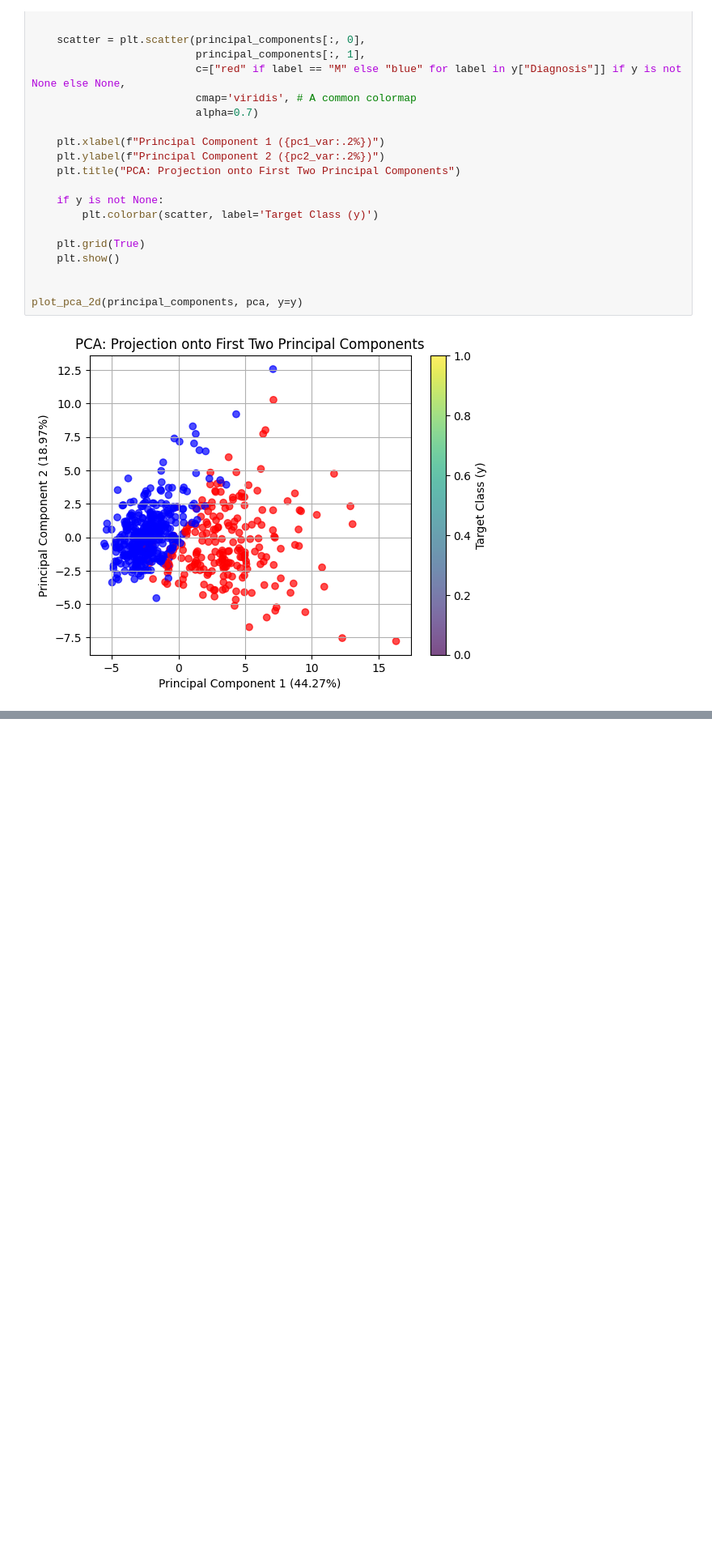
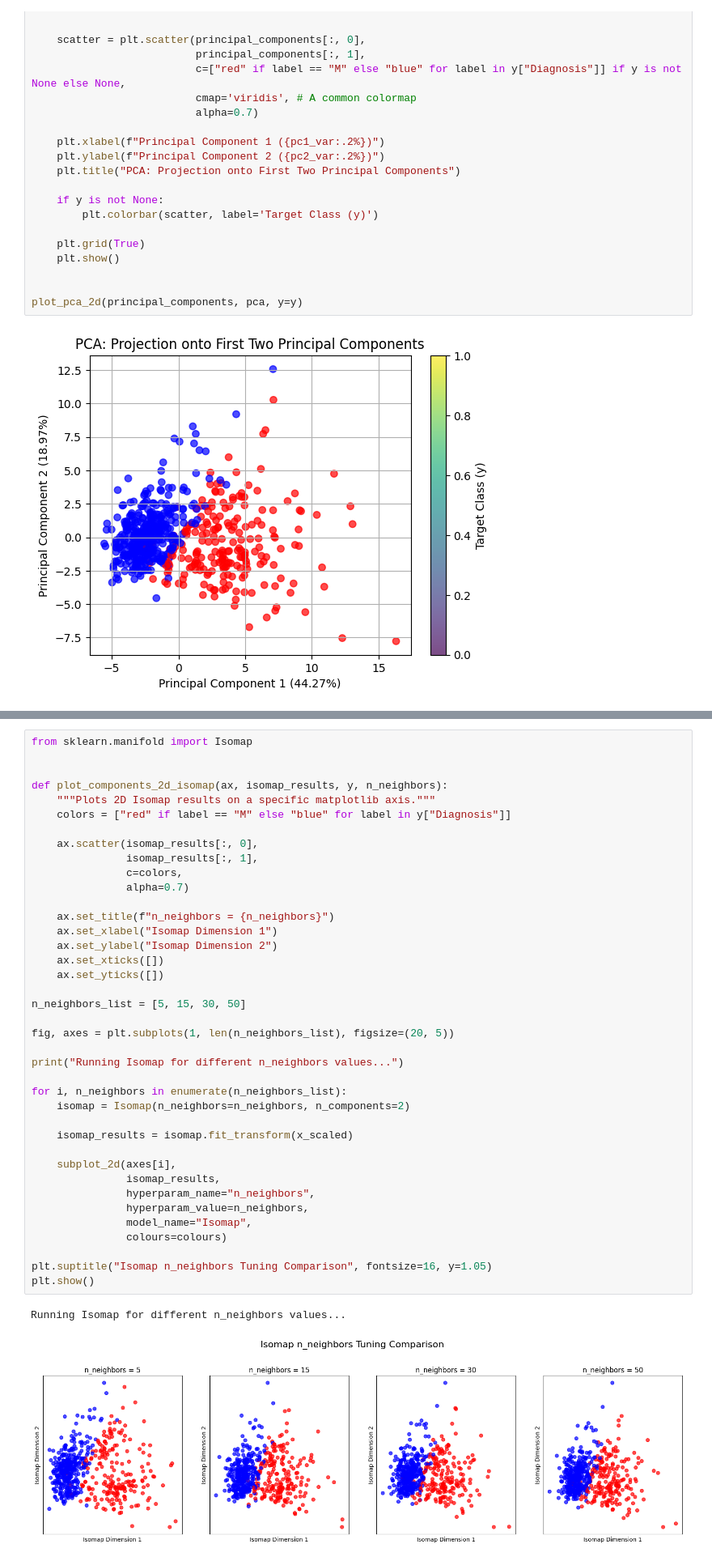
Before and after one commit to m6keller/syde-572-final-project, a Jupyter notebook: eda.ipynb, the cells around one changed output, grey strips where cells are left out. Shown at 81% size. Drawn from its saved outputs; the diff is of its cells as text; blank space fills up the shorter version.

```diff
--- a/eda.ipynb
+++ b/eda.ipynb
@@ -261,0 +360,42 @@ Text(0.5, 0.92, '3D t-SNE Projection')
+# %%
+from sklearn.manifold import Isomap
+
+
+def plot_components_2d_isomap(ax, isomap_results, y, n_neighbors):
+    """Plots 2D Isomap results on a specific matplotlib axis."""
+    colors = ["red" if label == "M" else "blue" for label in y["Diagnosis"]]
+
+    ax.scatter(isomap_results[:, 0],
+               isomap_results[:, 1],
+               c=colors,
+               alpha=0.7)
+
+    ax.set_title(f"n_neighbors = {n_neighbors}")
+    ax.set_xlabel("Isomap Dimension 1")
+    ax.set_ylabel("Isomap Dimension 2")
+    ax.set_xticks([])
+    ax.set_yticks([])
+
+n_neighbors_list = [5, 15, 30, 50]
+
+fig, axes = plt.subplots(1, len(n_neighbors_list), figsize=(20, 5))
+
+print("Running Isomap for different n_neighbors values...")
+
+for i, n_neighbors in enumerate(n_neighbors_list):
+    isomap = Isomap(n_neighbors=n_neighbors, n_components=2)
+
+    isomap_results = isomap.fit_transform(x_scaled)
+
+    subplot_2d(axes[i],
+               isomap_results,
+               hyperparam_name="n_neighbors",
+               hyperparam_value=n_neighbors,
+               model_name="Isomap",
+               colours=colours)
+
+plt.suptitle("Isomap n_neighbors Tuning Comparison", fontsize=16, y=1.05)
+plt.show()
+# %% [output]
+Running Isomap for different n_neighbors values...
+[figure, added]
```
Also changed, not shown: parts of 6 cells of this notebook.
